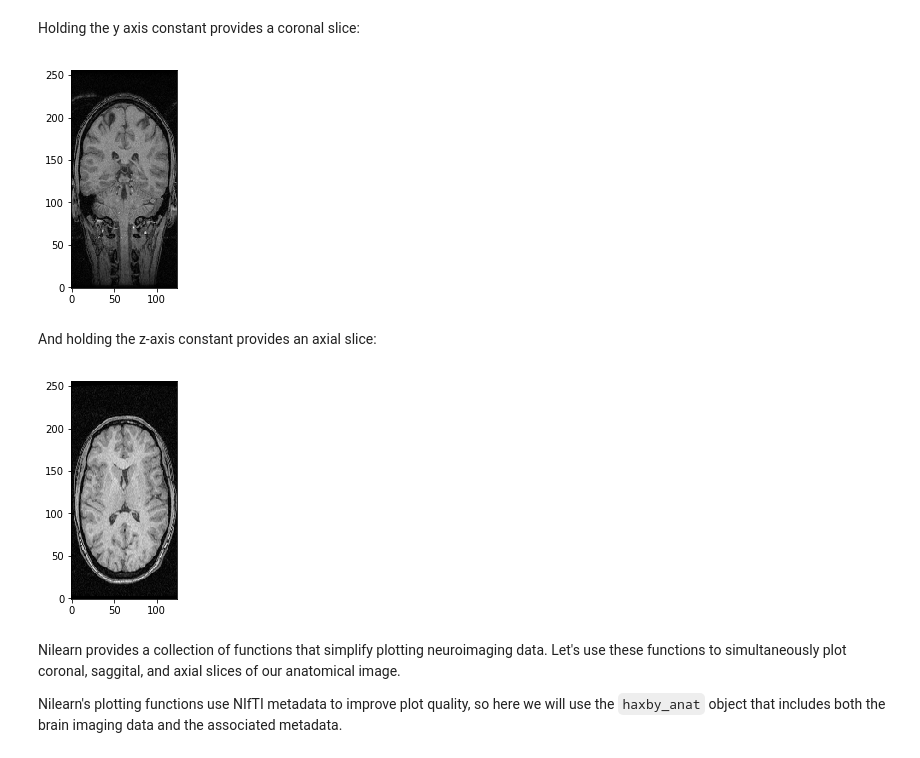
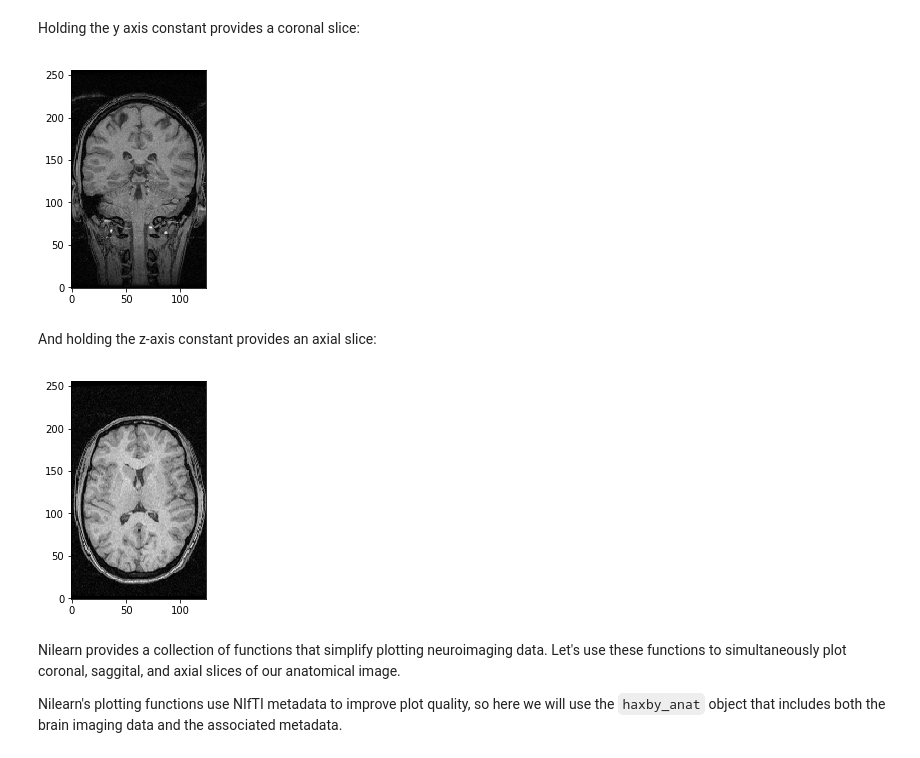
Before and after one commit to beausievers/learn-neuroimaging, a Jupyter notebook: module_01_how_brain_images_are_stored.ipynb, the cells around one changed output. Drawn from its saved outputs; the diff is of its cells as text; code cells hidden in the pictures.

```diff
--- a/module_01_how_brain_images_are_stored.ipynb
+++ b/module_01_how_brain_images_are_stored.ipynb
@@ -72,3 +72,6 @@ The result is a NumPy array containing values that correspond to the intensity v
 # %%
 %matplotlib inline
 import matplotlib.pyplot as plt
+# %%
+zooms = haxby_anat.header.get_zooms()
+print(zooms)
@@ -87,15 +94,17 @@ plt.imshow(haxby_anat_data[30, :, :, 0].T, cmap='gray', interpolation='none', or
 # %% [markdown]
 Holding the y axis constant provides a coronal slice:
 # %%
-plt.imshow(haxby_anat_data[:, 100, :, 0].T, cmap='gray', interpolation='none', origin="lower");
+plt.imshow(haxby_anat_data[:, 100, :, 0].T, cmap='gray', interpolation='none', origin="lower", aspect=zooms[2]/zooms[0])
+plt.show()
 # %% [output]
-[figure, old version]
+[figure, new version]
 # %% [markdown]
 And holding the z-axis constant provides an axial slice:
 # %%
-plt.imshow(haxby_anat_data[:, :, 150, 0].T, cmap='gray', interpolation='none', origin="lower");
+plt.imshow(haxby_anat_data[:, :, 150, 0].T, cmap='gray', interpolation='none', origin="lower", aspect=zooms[1]/zooms[0])
+plt.show()
 # %% [output]
-[figure, old version]
+[figure, new version]
 # %% [markdown]
 Nilearn provides a collection of functions that simplify plotting neuroimaging data. Let's use these functions to simultaneously plot coronal, saggital, and axial slices of our anatomical image.
 
```
Also changed, not shown: parts of 5 cells of this notebook.
